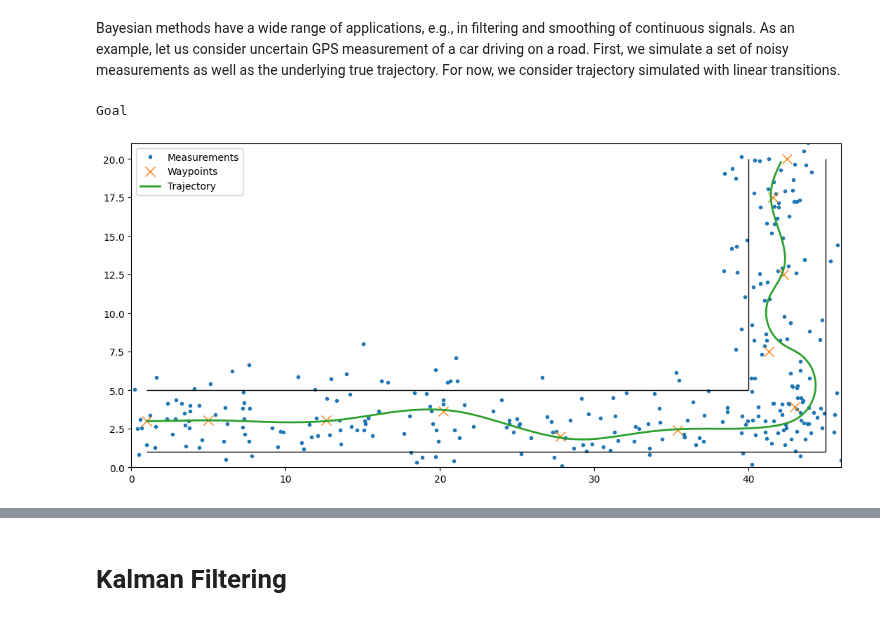
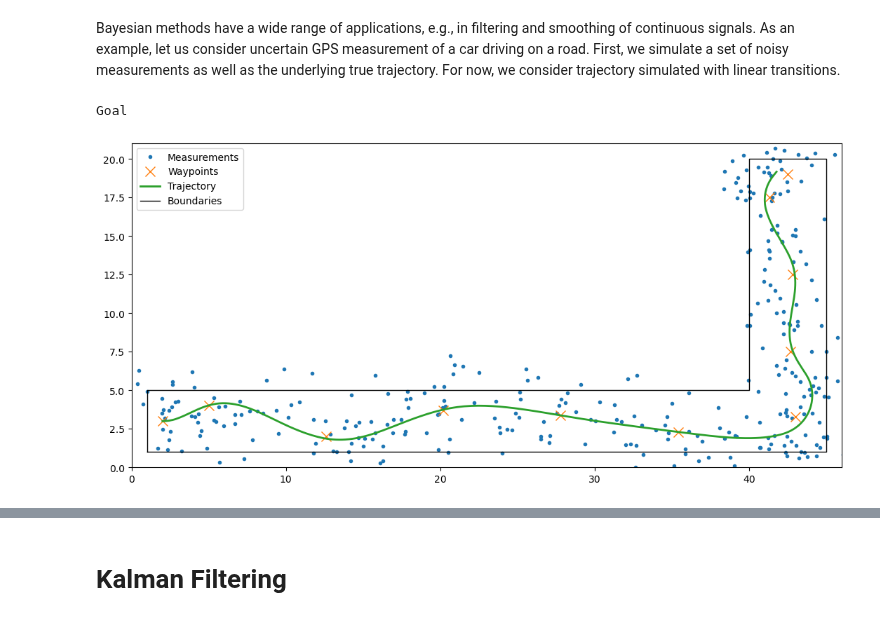
Before and after one commit to AndersGMadsen/bayesian-state-space-models, a Jupyter notebook: Bayesian_filtering_and_smoothing.ipynb, the cells around one changed output, grey strips where cells are left out. Saved outputs shown, nothing was run; the diff lists cells and outputs as text; code cells hidden in the pictures.

```diff
--- a/Bayesian_filtering_and_smoothing.ipynb
+++ b/Bayesian_filtering_and_smoothing.ipynb
@@ -10,21 +10,16 @@ from utils import *
 # Tracking a Moving Car
 # %% [markdown]
 Bayesian methods have a wide range of applications, e.g., in filtering and smoothing of continuous signals. As an example, let us consider uncertain GPS measurement of a car driving on a road. First, we simulate a set of noisy measurements as well as the underlying true trajectory. For now, we consider trajectory simulated with linear transitions.
-# %%
-trajectory = MPCTrajectory()
-states, measurements = trajectory.get_data()
-
-#np.save("data.npz", {"states": states, "measurements": measurements})
-
-#load data states and measurements
-#data = np.load("data.npy", allow_pickle=True).tolist()
-#states = data["states"]
-#measurements = data["measurements"]
-
-trajectory.plot(states, measurements)
-# %% [output]
-Goal
-[figure, removed]
+# %%
+x_points, y_points, line_segments = track_example1()
+# %%
+trajectory = MPCTrajectory(x_points, y_points, line_segments, savepath="output/track_L1.pkl")
+states, measurements = trajectory.get_data()
+
+trajectory.plot(states, measurements)
+# %% [output]
+Goal
+[figure, added]
 # %%
 def show_animation(trajectory, gif_path="animations/car_trajectory"):
     def display_animation(gif_path, style='style="max-width:100%;"'):
```
Also changed, not shown: parts of 1 cell of this notebook, 2 other files.
